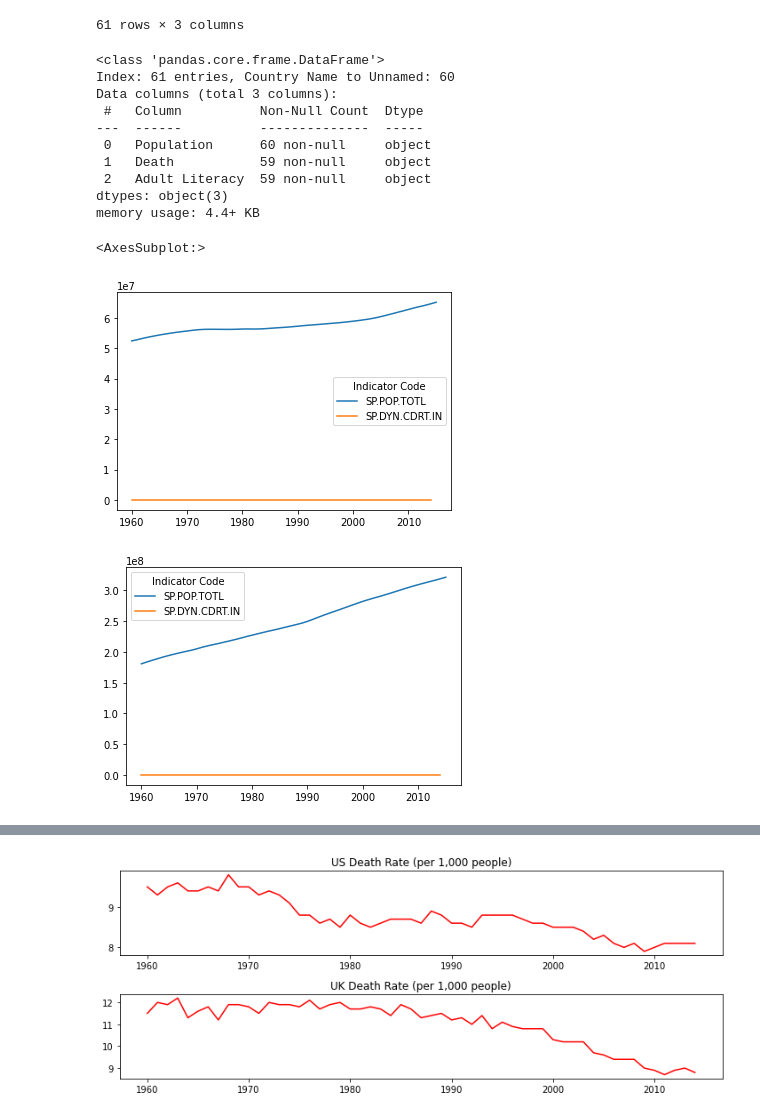
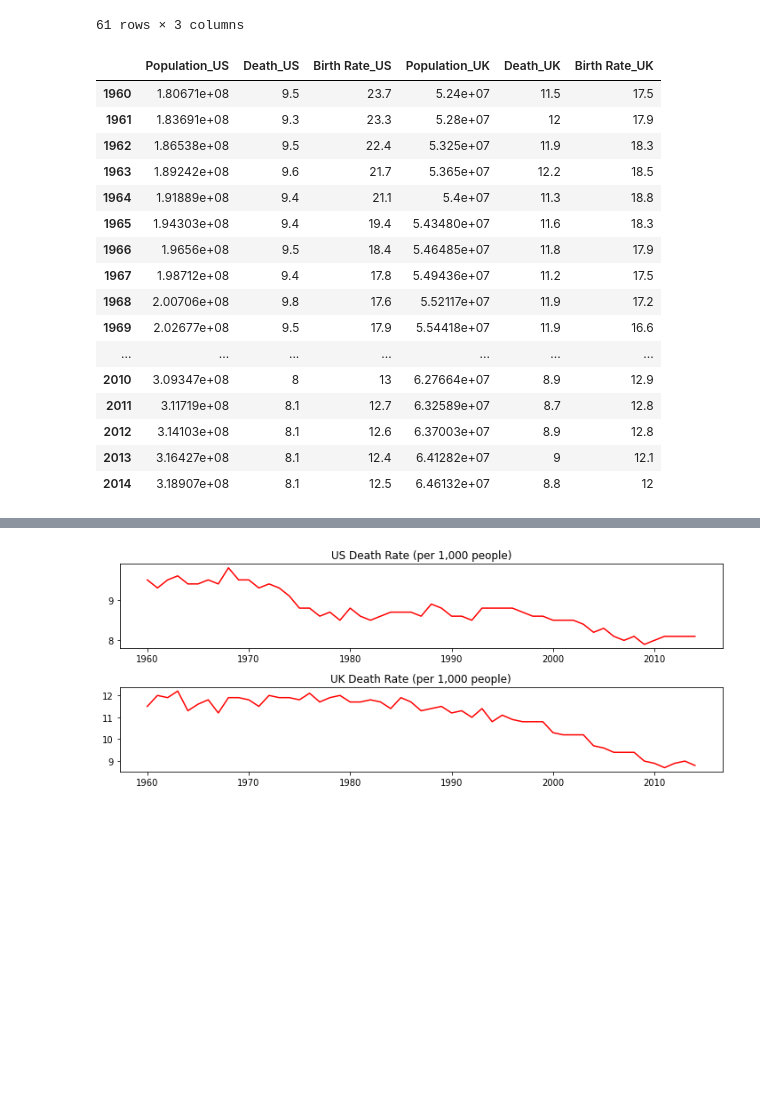
Before and after one commit to Noah-Prowell/case_study_one, a Jupyter notebook: src/DustinNotebook.ipynb, the cells around one changed output, grey strips where cells are left out. Saved outputs shown, nothing was run; the diff lists cells and outputs as text; code cells hidden in the pictures; blank space fills up the shorter version.

```diff
--- a/src/DustinNotebook.ipynb
+++ b/src/DustinNotebook.ipynb
@@ -117,16 +57,3 @@ new_df_US
 | 2015 | 3.21419e+08 | NaN | NaN |
 | Unnamed: 60 | NaN | NaN | NaN |
 61 rows × 3 columns
-# %%
-new_df_US.info()
-# %% [output]
-<class 'pandas.core.frame.DataFrame'>
-Index: 61 entries, Country Name to Unnamed: 60
-Data columns (total 3 columns):
- #   Column          Non-Null Count  Dtype
----  ------          --------------  -----
- 0   Population      60 non-null     object
- 1   Death           59 non-null     object
- 2   Adult Literacy  59 non-null     object
-dtypes: object(3)
-memory usage: 4.4+ KB
@@ -137,3 +60,31 @@ merged_df = df_US_data.join(df_UK_data, lsuffix='_US', rsuffix='_UK')
+# %%
+merged_df = new_df_US.join(new_df_UK, lsuffix='_US', rsuffix='_UK')
+merged_df.drop(merged_df.index[0], inplace=True)
+merged_df.drop(merged_df.index[0], inplace=True)
+merged_df.drop(merged_df.index[0], inplace=True)
+merged_df.drop(merged_df.index[0], inplace=True)
+merged_df.drop(merged_df.index[-1], inplace=True)
+merged_df.drop(merged_df.index[-1], inplace=True)
+
+merged_df
+# %% [output]
+|  | Population_US | Death_US | Birth Rate_US | Population_UK | Death_UK | Birth Rate_UK |
+| 1960 | 1.80671e+08 | 9.5 | 23.7 | 5.24e+07 | 11.5 | 17.5 |
+| 1961 | 1.83691e+08 | 9.3 | 23.3 | 5.28e+07 | 12 | 17.9 |
+| 1962 | 1.86538e+08 | 9.5 | 22.4 | 5.325e+07 | 11.9 | 18.3 |
+| 1963 | 1.89242e+08 | 9.6 | 21.7 | 5.365e+07 | 12.2 | 18.5 |
+| 1964 | 1.91889e+08 | 9.4 | 21.1 | 5.4e+07 | 11.3 | 18.8 |
+| 1965 | 1.94303e+08 | 9.4 | 19.4 | 5.43480e+07 | 11.6 | 18.3 |
+| 1966 | 1.9656e+08 | 9.5 | 18.4 | 5.46485e+07 | 11.8 | 17.9 |
+| 1967 | 1.98712e+08 | 9.4 | 17.8 | 5.49436e+07 | 11.2 | 17.5 |
+| 1968 | 2.00706e+08 | 9.8 | 17.6 | 5.52117e+07 | 11.9 | 17.2 |
+| 1969 | 2.02677e+08 | 9.5 | 17.9 | 5.54418e+07 | 11.9 | 16.6 |
+| ... | ... | ... | ... | ... | ... | ... |
+| 2010 | 3.09347e+08 | 8 | 13 | 6.27664e+07 | 8.9 | 12.9 |
+| 2011 | 3.11719e+08 | 8.1 | 12.7 | 6.32589e+07 | 8.7 | 12.8 |
+| 2012 | 3.14103e+08 | 8.1 | 12.6 | 6.37003e+07 | 8.9 | 12.8 |
+| 2013 | 3.16427e+08 | 8.1 | 12.4 | 6.41282e+07 | 9 | 12.1 |
+| 2014 | 3.18907e+08 | 8.1 | 12.5 | 6.46132e+07 | 8.8 | 12 |
 # %%
 # year_cols = [str(x) for x in list(range(1960, 2016))]
 # messing_around = pd.melt(df,
@@ -147,15 +98,6 @@ merged_df = df_US_data.join(df_UK_data, lsuffix='_US', rsuffix='_UK')
 # messing_around = messing_around[messing_around['Year']>=1985]
 
 # messing_around
-# %%
-df_US_data = pd.DataFrame(df_UK[cols])[4:60]
-df_UK_data = pd.DataFrame(df_US[cols])[4:60]
-df_US_data.plot()
-df_UK_data.plot()
-# %% [output]
-<AxesSubplot:>
-[figure, removed]
-[figure, removed]
 # %%
 #slicing individual data segments for plotting
 
```
Also changed, not shown: parts of 10 cells of this notebook, 3 other files.
